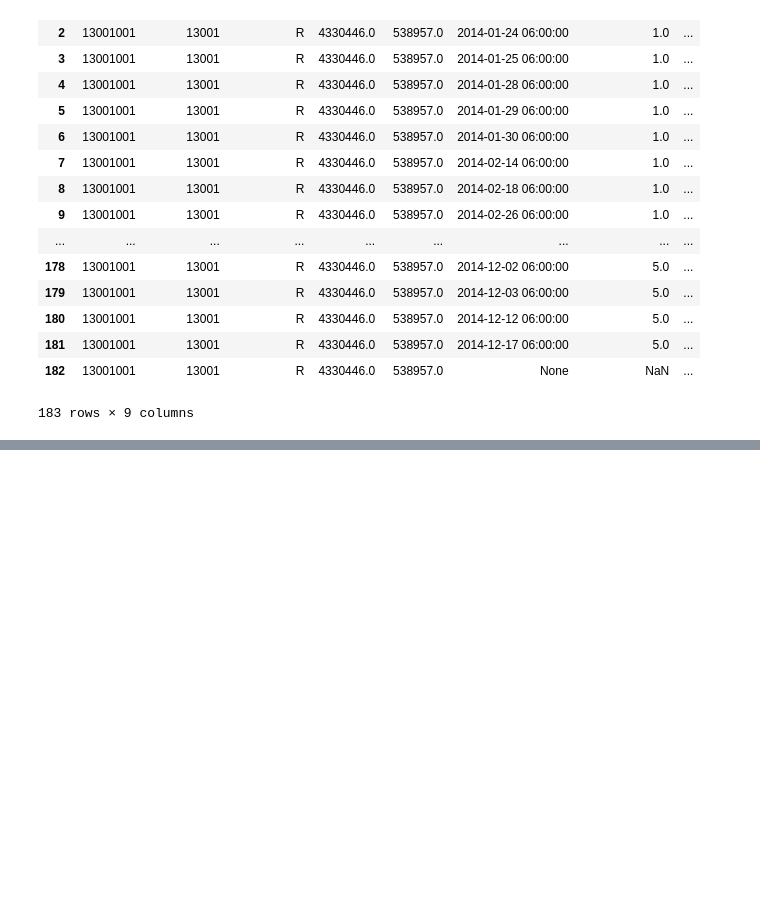
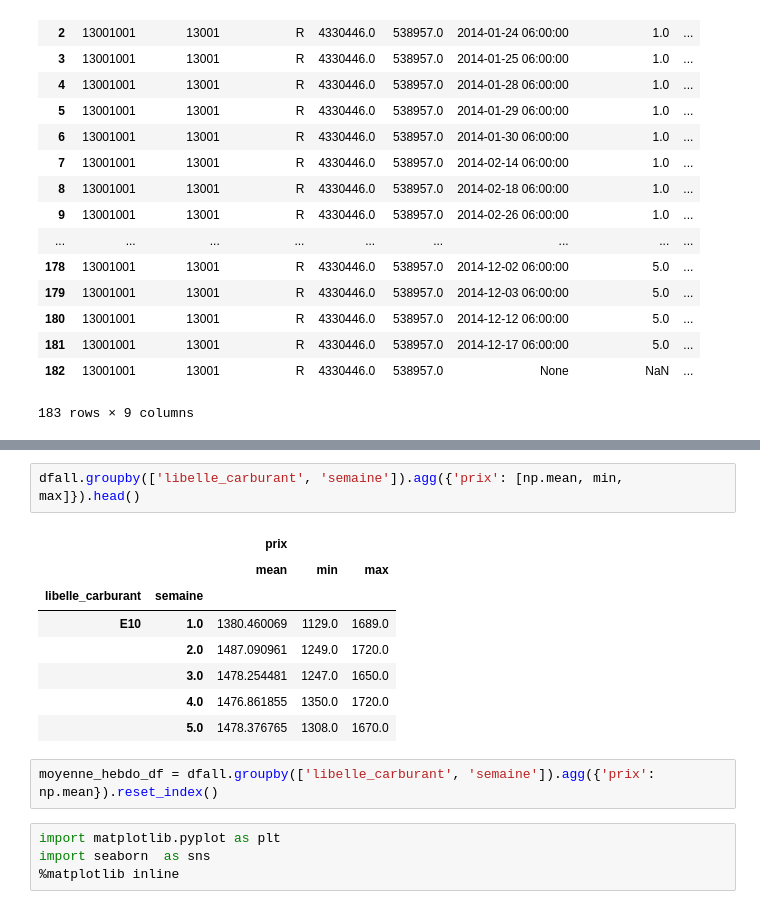
Before and after one commit to magdass/Project, a Jupyter notebook: src/exploration/chargement des données.ipynb, the cells around one changed output, grey strips where cells are left out. Cells and saved outputs as stored; diff of their text form; blank space fills up the shorter version.

```diff
--- a/src/exploration/chargement des données.ipynb
+++ b/src/exploration/chargement des données.ipynb
@@ -166,0 +264,17 @@ pd.read_sql_query('select * from prices where code_postal="13001"',
+# %%
+dfall.groupby(['libelle_carburant', 'semaine']).agg({'prix': [np.mean, min, max]}).head()
+# %% [output]
+|  |  | prix |  |  |
+|  |  | mean | min | max |
+| libelle_carburant | semaine |  |  |  |
+| E10 | 1.0 | 1380.460069 | 1129.0 | 1689.0 |
+|  | 2.0 | 1487.090961 | 1249.0 | 1720.0 |
+|  | 3.0 | 1478.254481 | 1247.0 | 1650.0 |
+|  | 4.0 | 1476.861855 | 1350.0 | 1720.0 |
+|  | 5.0 | 1478.376765 | 1308.0 | 1670.0 |
+# %%
+moyenne_hebdo_df = dfall.groupby(['libelle_carburant', 'semaine']).agg({'prix': np.mean}).reset_index()
+# %%
+import matplotlib.pyplot as plt
+import seaborn  as sns
+%matplotlib inline
```
Also changed, not shown: parts of 41 cells of this notebook, 1 other file.
